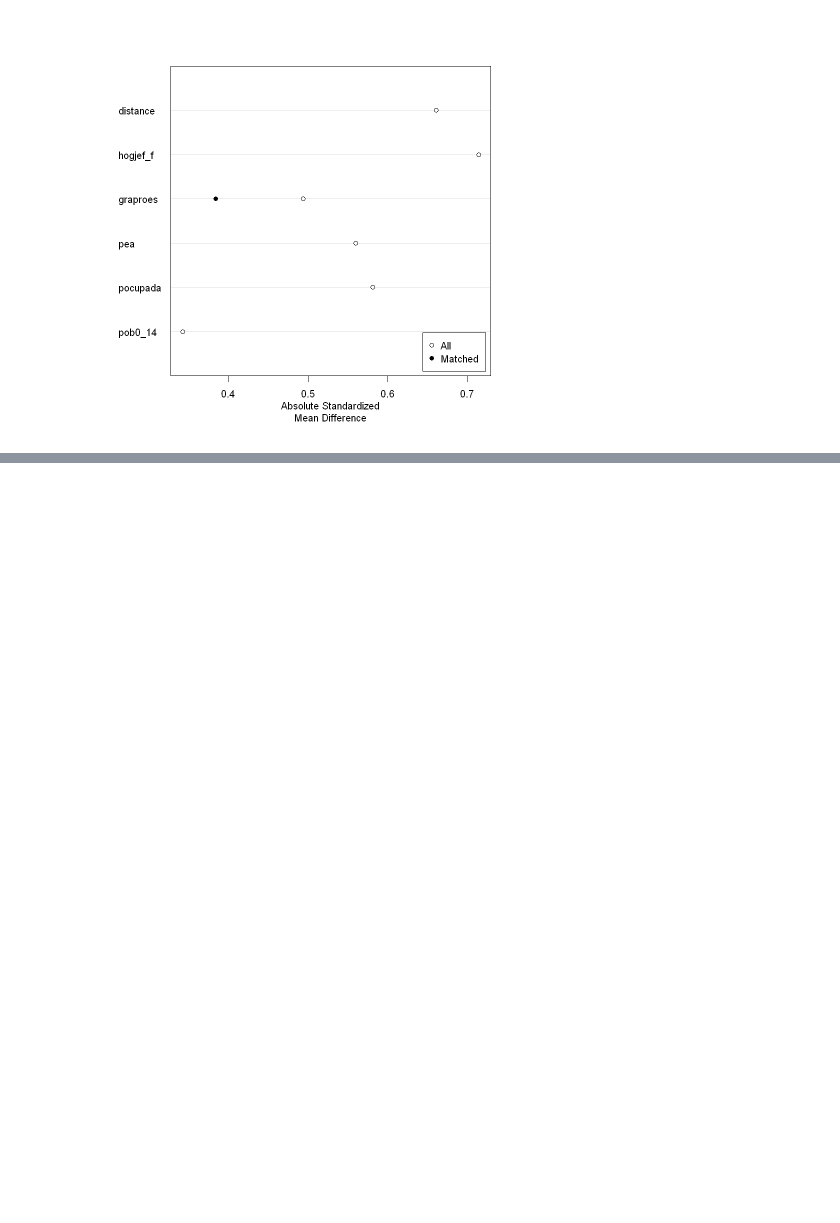
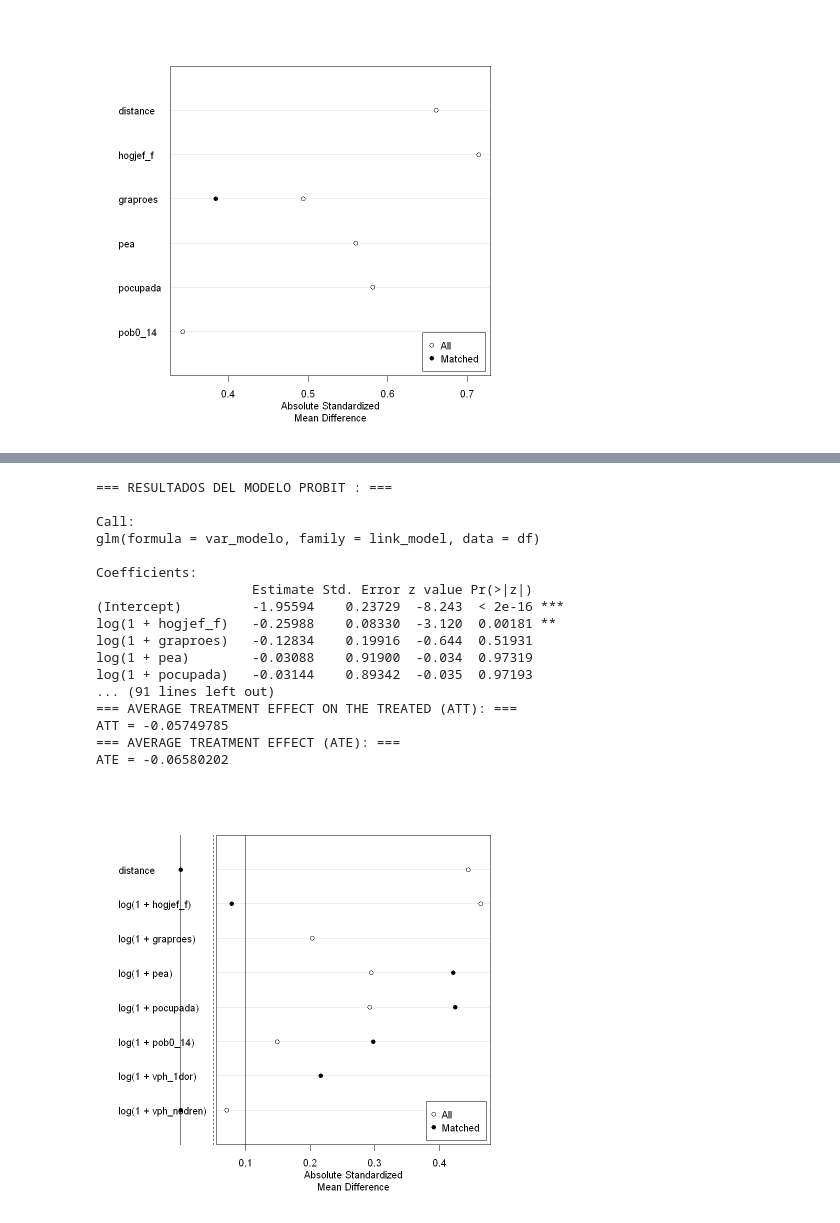
Before and after one commit to claudiodanielpc/proyecto_simi, a Jupyter notebook: scripts/propensity_score.ipynb, the cells around one changed output, grey strips where cells are left out. Saved outputs shown, nothing was run; the diff lists cells and outputs as text; code cells hidden in the pictures; blank space fills up the shorter version.

```diff
--- a/scripts/propensity_score.ipynb
+++ b/scripts/propensity_score.ipynb
@@ -568,3 +681,7 @@ ATT = 0
 === AVERAGE TREATMENT EFFECT (ATE): ===
 ATE = -0.1807371
 [figure]
+# %%
+#Modelo simplificado con variables de vivienda
+propscorematch(var_modelo_4, binomial(link = "probit"), "imn_2010",df=datos_colonias_2010)
+# %% [output]
@@ -570,0 +690,18 @@ ATE = -0.1807371
+=== RESULTADOS DEL MODELO PROBIT : ===
+
+Call:
+glm(formula = var_modelo, family = link_model, data = df)
+
+Coefficients:
+                    Estimate Std. Error z value Pr(>|z|)
+(Intercept)         -1.95594    0.23729  -8.243  < 2e-16 ***
+log(1 + hogjef_f)   -0.25988    0.08330  -3.120  0.00181 **
+log(1 + graproes)   -0.12834    0.19916  -0.644  0.51931
+log(1 + pea)        -0.03088    0.91900  -0.034  0.97319
+log(1 + pocupada)   -0.03144    0.89342  -0.035  0.97193
+... (91 lines left out)
+=== AVERAGE TREATMENT EFFECT ON THE TREATED (ATT): ===
+ATT = -0.05749785
+=== AVERAGE TREATMENT EFFECT (ATE): ===
+ATE = -0.06580202
+[figure, added]
```
Also changed, not shown: parts of 13 cells of this notebook.
